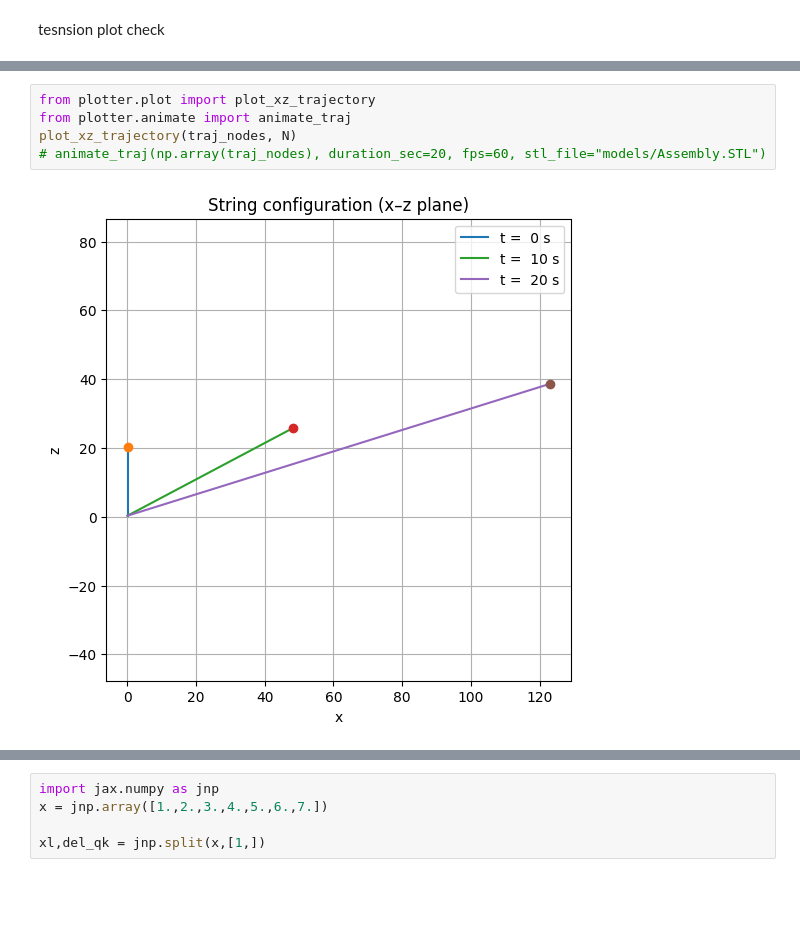
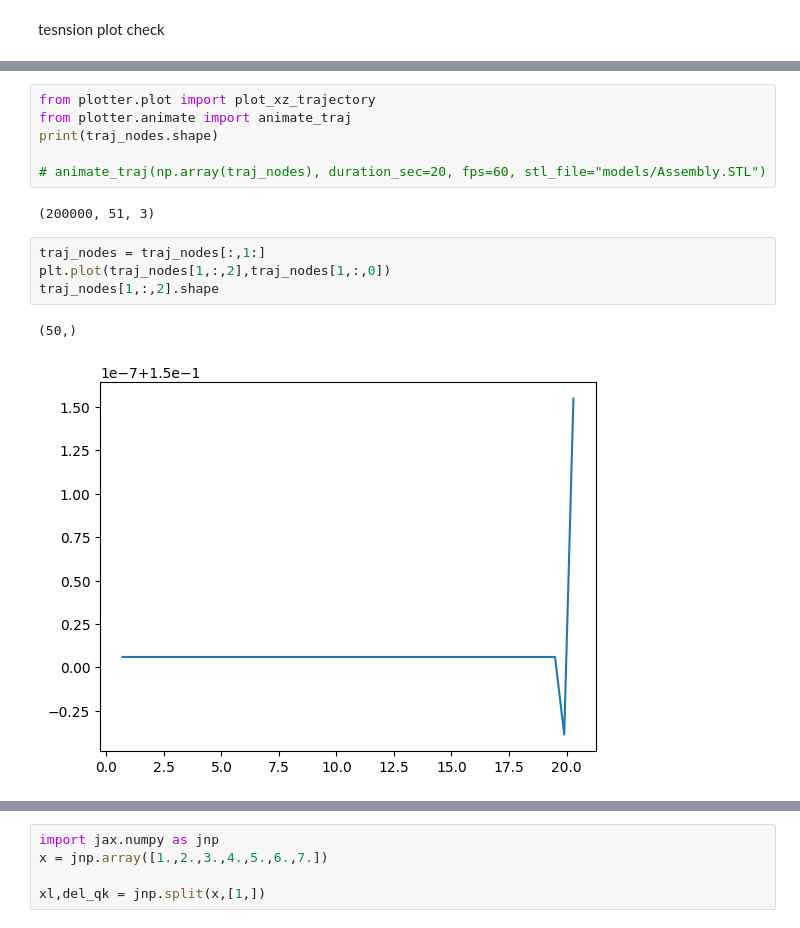
Before and after one commit to Ravi131729/tether_drone, a Jupyter notebook: test.ipynb, the cells around one changed output, grey strips where cells are left out. Saved outputs shown, nothing was run; the diff lists cells and outputs as text; blank space fills up the shorter version.

```diff
--- a/test.ipynb
+++ b/test.ipynb
@@ -476,10 +468,18 @@ plt.show()
 # %%
 from plotter.plot import plot_xz_trajectory
 from plotter.animate import animate_traj
-plot_xz_trajectory(traj_nodes, N)
+print(traj_nodes.shape)
+
 # animate_traj(np.array(traj_nodes), duration_sec=20, fps=60, stl_file="models/Assembly.STL")
 # %% [output]
-[figure, removed]
+(200000, 51, 3)
+# %%
+traj_nodes = traj_nodes[:,1:]
+plt.plot(traj_nodes[1,:,2],traj_nodes[1,:,0])
+traj_nodes[1,:,2].shape
+# %% [output]
+(50,)
+[figure, added]
 # %%
 import numpy as np
 import matplotlib.pyplot as plt
```
Also changed, not shown: parts of 13 cells of this notebook, 15 other files.
